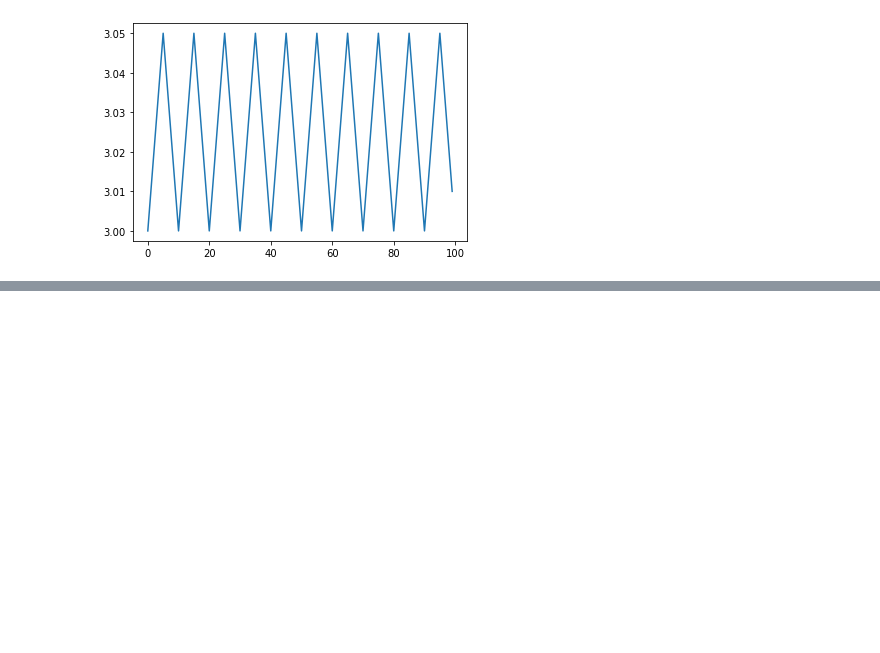
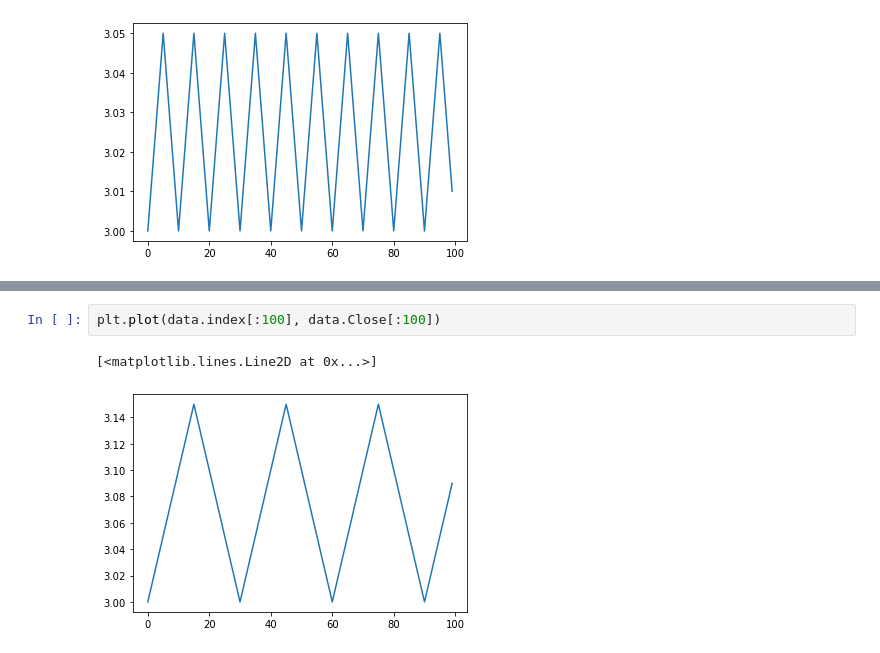
Before and after one commit to lucaswehmuth/rl-investing, a Jupyter notebook: data/3-ArtificialData.ipynb, the cells around one changed output, grey strips where cells are left out. Saved outputs shown, nothing was run; the diff lists cells and outputs as text; blank space fills up the shorter version.

```diff
--- a/data/3-ArtificialData.ipynb
+++ b/data/3-ArtificialData.ipynb
@@ -203,0 +251,5 @@ with open(filename, 'w', newline='') as file:
+# %%
+plt.plot(data.index[:100], data.Close[:100])
+# %% [output]
+[<matplotlib.lines.Line2D at 0x...>]
+[figure, added]
```
Also changed, not shown: parts of 11 cells of this notebook, 8 other files.
